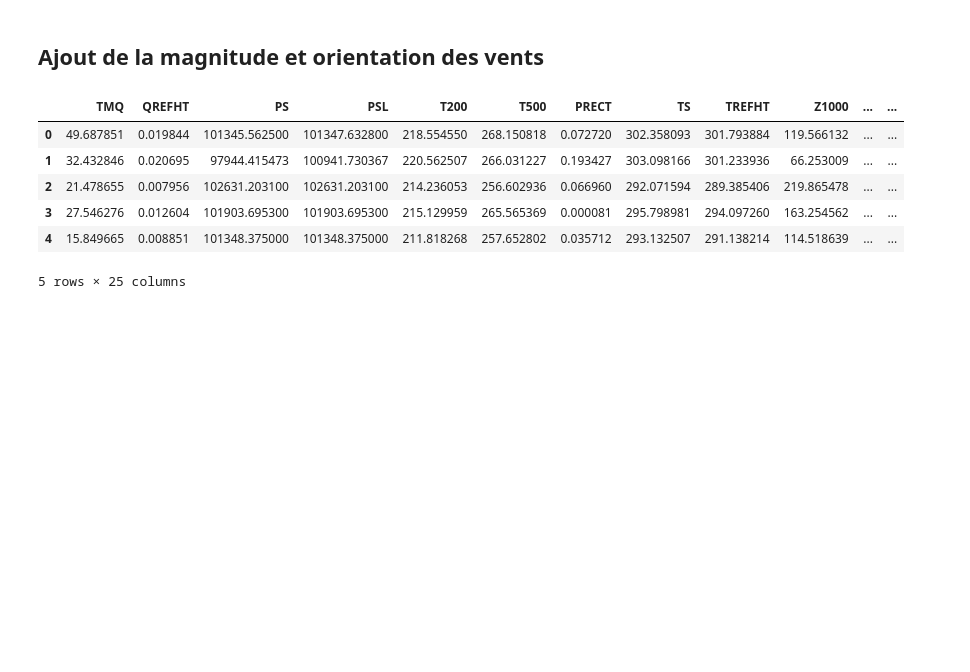
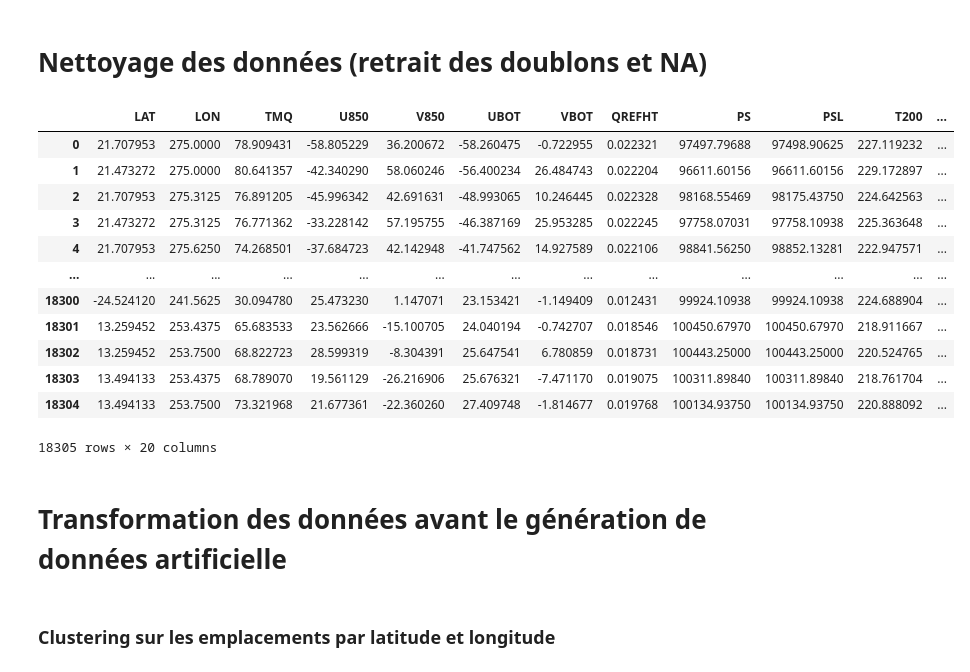
Before and after one commit to AlexMaggioni/Kaggle1, a Jupyter notebook: features.ipynb, the cells around one changed output. Saved outputs shown, nothing was run; the diff lists cells and outputs as text; code cells hidden in the pictures; blank space fills up the shorter version.

```diff
--- a/features.ipynb
+++ b/features.ipynb
@@ -72,26 +0,0 @@ data.head()
-# %% [markdown]
-## Ajout de la magnitude et orientation des vents
-# %%
-# Magnitude
-data["WIND850_MAGNITUDE"] = np.sqrt(data["U850"]**2 + data["V850"]**2)
-data["WINDBOT_MAGNITUDE"] = np.sqrt(data["UBOT"]**2 + data["VBOT"]**2)
-
-# Wind direction
-radians_850 = np.arctan2(data["V850"], data["U850"])
-data["WIND850_SIN"] = np.sin(radians_850)
-data["WIND850_COS"] = np.cos(radians_850)
-
-radians_BOT = np.arctan2(data["VBOT"], data["UBOT"])
-data["WINDBOT_SIN"] = np.sin(radians_BOT)
-data["WINDBOT_COS"] = np.cos(radians_BOT)
-
-data = data.drop(columns=["U850", "V850", "UBOT", "VBOT"])
-data.head()
-# %% [output]
-|  | TMQ | QREFHT | PS | PSL | T200 | T500 | PRECT | TS | TREFHT | Z1000 | ... | ... |
-| 0 | 49.687851 | 0.019844 | 101345.562500 | 101347.632800 | 218.554550 | 268.150818 | 0.072720 | 302.358093 | 301.793884 | 119.566132 | ... | ... |
-| 1 | 32.432846 | 0.020695 | 97944.415473 | 100941.730367 | 220.562507 | 266.031227 | 0.193427 | 303.098166 | 301.233936 | 66.253009 | ... | ... |
-| 2 | 21.478655 | 0.007956 | 102631.203100 | 102631.203100 | 214.236053 | 256.602936 | 0.066960 | 292.071594 | 289.385406 | 219.865478 | ... | ... |
-| 3 | 27.546276 | 0.012604 | 101903.695300 | 101903.695300 | 215.129959 | 265.565369 | 0.000081 | 295.798981 | 294.097260 | 163.254562 | ... | ... |
-| 4 | 15.849665 | 0.008851 | 101348.375000 | 101348.375000 | 211.818268 | 257.652802 | 0.035712 | 293.132507 | 291.138214 | 114.518639 | ... | ... |
-5 rows × 25 columns
@@ -99,0 +7,28 @@ data.to_csv("./data/augmented_feature_train.csv")
+# %% [markdown]
+# Nettoyage des données (retrait des doublons et NA)
+# %%
+data = pd.read_csv("./data/train.csv")
+data = data.drop(columns=["SNo"])
+data = data.drop_duplicates()
+duplicate_mask = data.drop(columns="Label").duplicated(keep=False)
+data = data[~duplicate_mask].reset_index(drop=True)
+data = data.rename(columns={"lat": "LAT", 'lon': "LON"})
+data
+# %% [output]
+|  | LAT | LON | TMQ | U850 | V850 | UBOT | VBOT | QREFHT | PS | PSL | T200 | ... |
+| 0 | 21.707953 | 275.0000 | 78.909431 | -58.805229 | 36.200672 | -58.260475 | -0.722955 | 0.022321 | 97497.79688 | 97498.90625 | 227.119232 | ... |
+| 1 | 21.473272 | 275.0000 | 80.641357 | -42.340290 | 58.060246 | -56.400234 | 26.484743 | 0.022204 | 96611.60156 | 96611.60156 | 229.172897 | ... |
+| 2 | 21.707953 | 275.3125 | 76.891205 | -45.996342 | 42.691631 | -48.993065 | 10.246445 | 0.022328 | 98168.55469 | 98175.43750 | 224.642563 | ... |
+| 3 | 21.473272 | 275.3125 | 76.771362 | -33.228142 | 57.195755 | -46.387169 | 25.953285 | 0.022245 | 97758.07031 | 97758.10938 | 225.363648 | ... |
+| 4 | 21.707953 | 275.6250 | 74.268501 | -37.684723 | 42.142948 | -41.747562 | 14.927589 | 0.022106 | 98841.56250 | 98852.13281 | 222.947571 | ... |
+| ... | ... | ... | ... | ... | ... | ... | ... | ... | ... | ... | ... | ... |
+| 18300 | -24.524120 | 241.5625 | 30.094780 | 25.473230 | 1.147071 | 23.153421 | -1.149409 | 0.012431 | 99924.10938 | 99924.10938 | 224.688904 | ... |
+| 18301 | 13.259452 | 253.4375 | 65.683533 | 23.562666 | -15.100705 | 24.040194 | -0.742707 | 0.018546 | 100450.67970 | 100450.67970 | 218.911667 | ... |
+| 18302 | 13.259452 | 253.7500 | 68.822723 | 28.599319 | -8.304391 | 25.647541 | 6.780859 | 0.018731 | 100443.25000 | 100443.25000 | 220.524765 | ... |
+| 18303 | 13.494133 | 253.4375 | 68.789070 | 19.561129 | -26.216906 | 25.676321 | -7.471170 | 0.019075 | 100311.89840 | 100311.89840 | 218.761704 | ... |
+| 18304 | 13.494133 | 253.7500 | 73.321968 | 21.677361 | -22.360260 | 27.409748 | -1.814677 | 0.019768 | 100134.93750 | 100134.93750 | 220.888092 | ... |
+18305 rows × 20 columns
+# %% [markdown]
+# Transformation des données avant le génération de données artificielle
+# %% [markdown]
+### Clustering sur les emplacements par latitude et longitude
```
Also changed, not shown: parts of 49 cells of this notebook, 5 other files.
